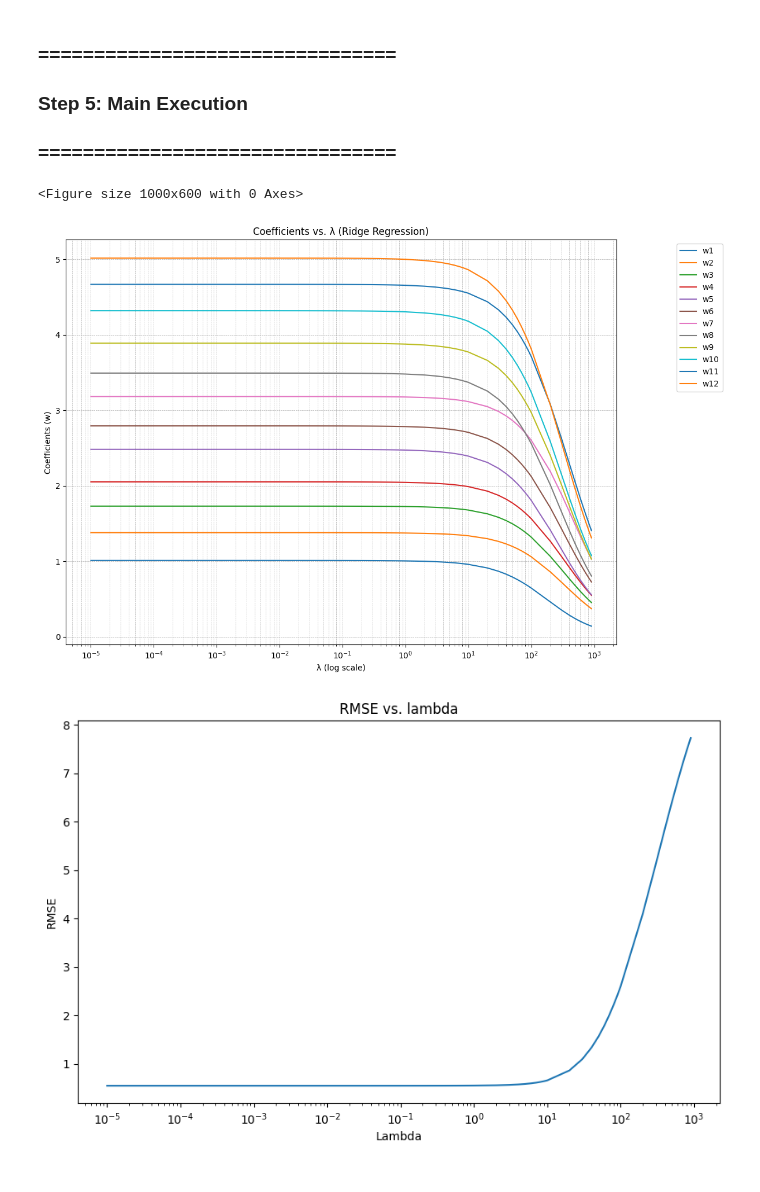
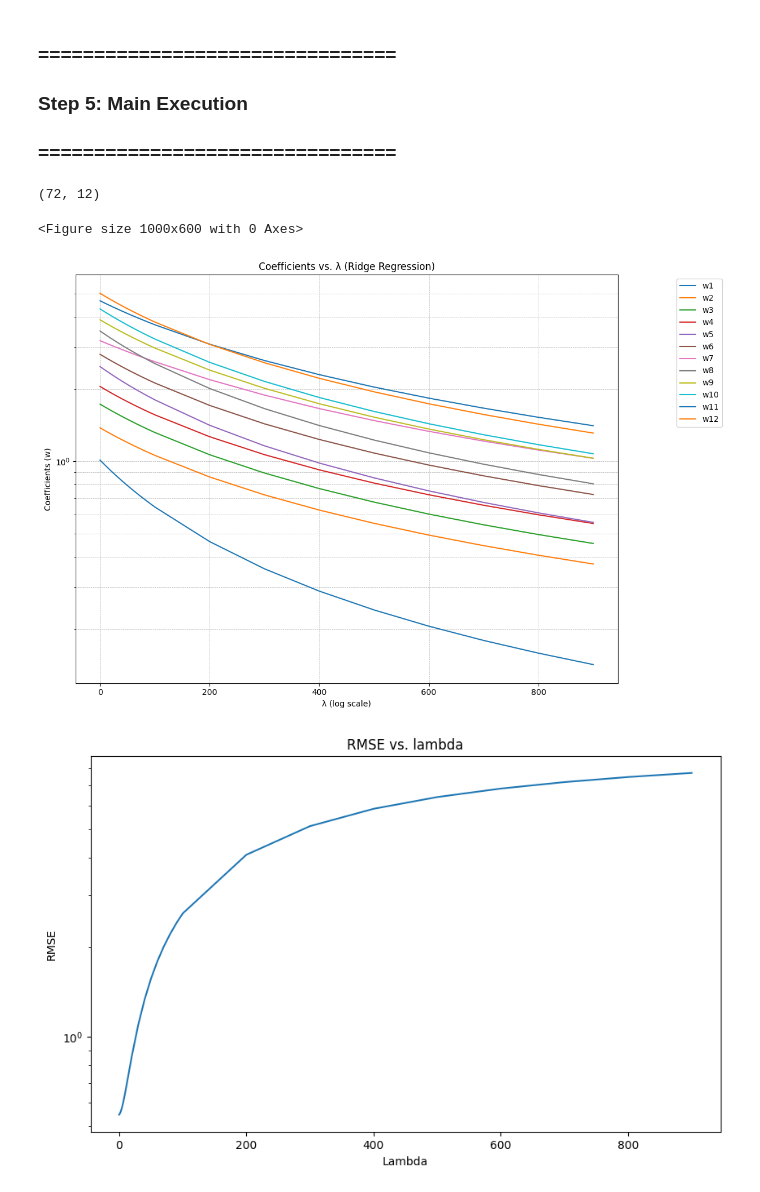
Before and after one commit to kkipngenokoech/MathsRequiredForAI, a Jupyter notebook: INTRO TO ML/18_661_Spring_2025_HW1.ipynb, the cells around one changed output. Drawn from its saved outputs; the diff is of its cells as text; code cells hidden in the pictures.

```diff
--- a/INTRO TO ML/18_661_Spring_2025_HW1.ipynb
+++ b/INTRO TO ML/18_661_Spring_2025_HW1.ipynb
@@ -175,12 +175,15 @@ def plot_coefficients_vs_lambda():
         # For each lambda we are appending the optimal weights to the coefficients list
         coefficients.append(w)
     coefficients = np.array(coefficients)
+    print(coefficients.shape)
+
     plt.figure(figsize=(12, 8))
     for i in range(coefficients.shape[1]):
         plt.plot(lambdas, coefficients[:, i], label=f"w{i+1}")
 
-        # Log scale for λ
-    plt.xscale("log")
+
+    plt.yscale("log")
+    # plt.yscale("log")
     plt.xlabel("λ (log scale)")
     plt.ylabel("Coefficients (w)")
     plt.title("Coefficients vs. λ (Ridge Regression)")
@@ -199,19 +202,22 @@ def plot_rmse_vs_lambda():
         rmse = np.sqrt(np.mean((X_val @ w - y_val)**2))
         rmses.append(rmse)
     plt.plot(lambdas, rmses)
-    plt.xscale('log')
+    plt.yscale('log')
     plt.xlabel('Lambda')
     plt.ylabel('RMSE')
     plt.title('RMSE vs. lambda')
     plt.show()
+    optimal_lambda = lambdas[np.argmin(rmses)]  # Get lambda with lowest RMSE
+    return optimal_lambda
 
 
-def plot_predicted_vs_true():
+def plot_predicted_vs_true(lambda_val):
     w_init = np.zeros(d)
-    w = gradient_descent(ridge_loss, ridge_gradient, w_init, X_train, y_train, 0.1)
+    w = gradient_descent(ridge_loss, ridge_gradient, w_init, X_train, y_train, lambda_val)
     plt.figure(figsize=(10, 6))
+
     plt.scatter(y_test, X_test @ w, alpha=0.5)
-    plt.plot([0, 30], [0, 30], color='red', linestyle='--')
+    # plt.plot([0, 30], [0, 30], color='red', linestyle='--')
     plt.xlabel('True values')
     plt.ylabel('Predicted values')
     plt.title('Predicted vs. true values')
@@ -222,7 +228,7 @@ def plot_bias_variance_tradeoff():
     plt.figure(figsize=(10, 6))
     plt.plot(lambdas, biases, label='Bias')
     plt.plot(lambdas, variances, label='Variance')
-    plt.xscale('log')
+    plt.yscale('log')
     plt.xlabel('Lambda')
     plt.ylabel('Bias/Variance')
     plt.legend()
@@ -235,11 +241,12 @@ def plot_bias_variance_tradeoff():
 # %%
 # Please complete this field.
 if __name__ == '__main__':
     plot_coefficients_vs_lambda()
-    plot_rmse_vs_lambda()
-    plot_predicted_vs_true()
+    optimal_lambda = plot_rmse_vs_lambda()
+    plot_predicted_vs_true(optimal_lambda)
     plot_bias_variance_tradeoff()
 # %% [output]
-<Figure size 1000x600 with 0 Axes>
+(72, 12)
+<Figure size 1000x600 with 0 Axes>
-[figure, old version]
+[figure, new version]
-[figure, old version]
+[figure, new version]
```
Also changed, not shown: parts of 2 cells of this notebook, 6 other files.
